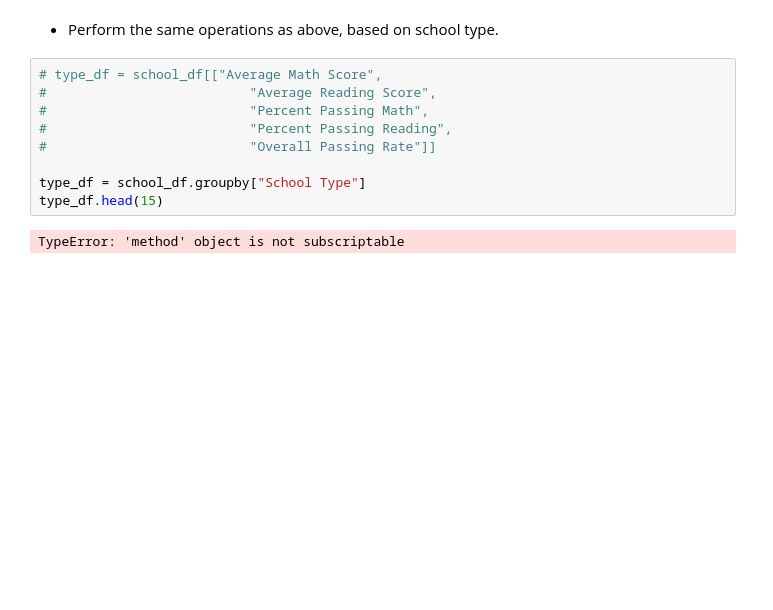
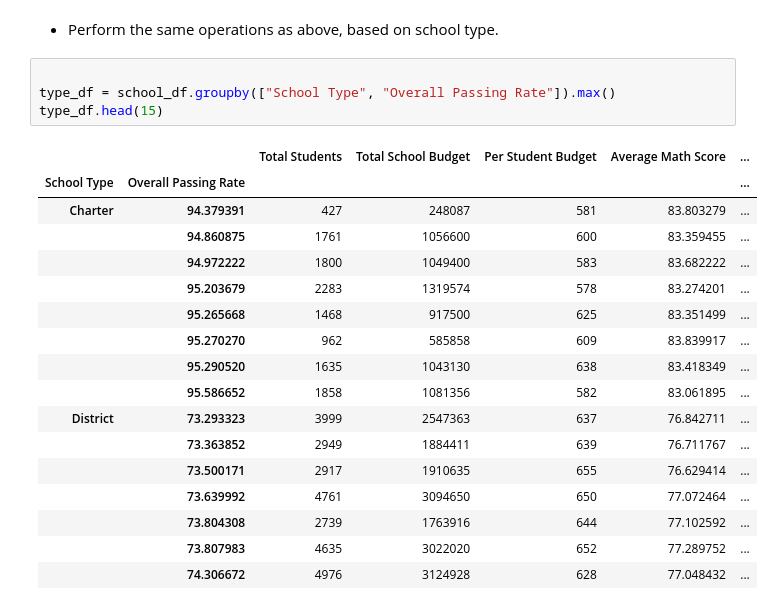
Before and after one commit to audlamb/pandas, a Jupyter notebook: PyCitySchools.ipynb, the cells around one changed output. Drawn from its saved outputs; the diff is of its cells as text; blank space fills up the shorter version.

```diff
--- a/PyCitySchools.ipynb
+++ b/PyCitySchools.ipynb
@@ -369,13 +369,24 @@ See the caveats in the documentation: http://pandas.pydata.org/pandas-docs/stabl
 # %% [markdown]
 * Perform the same operations as above, based on school type.
 # %%
-# type_df = school_df[["Average Math Score",
-#                          "Average Reading Score",
-#                          "Percent Passing Math",
-#                          "Percent Passing Reading",
-#                          "Overall Passing Rate"]]
 
-type_df = school_df.groupby["School Type"]
+type_df = school_df.groupby(["School Type", "Overall Passing Rate"]).max()
 type_df.head(15)
 # %% [output]
-TypeError: 'method' object is not subscriptable
+|  |  | Total Students | Total School Budget | Per Student Budget | Average Math Score | ... |
+| School Type | Overall Passing Rate |  |  |  |  | ... |
+| Charter | 94.379391 | 427 | 248087 | 581 | 83.803279 | ... |
+|  | 94.860875 | 1761 | 1056600 | 600 | 83.359455 | ... |
+|  | 94.972222 | 1800 | 1049400 | 583 | 83.682222 | ... |
+|  | 95.203679 | 2283 | 1319574 | 578 | 83.274201 | ... |
+|  | 95.265668 | 1468 | 917500 | 625 | 83.351499 | ... |
+|  | 95.270270 | 962 | 585858 | 609 | 83.839917 | ... |
+|  | 95.290520 | 1635 | 1043130 | 638 | 83.418349 | ... |
+|  | 95.586652 | 1858 | 1081356 | 582 | 83.061895 | ... |
+| District | 73.293323 | 3999 | 2547363 | 637 | 76.842711 | ... |
+|  | 73.363852 | 2949 | 1884411 | 639 | 76.711767 | ... |
+|  | 73.500171 | 2917 | 1910635 | 655 | 76.629414 | ... |
+|  | 73.639992 | 4761 | 3094650 | 650 | 77.072464 | ... |
+|  | 73.804308 | 2739 | 1763916 | 644 | 77.102592 | ... |
+|  | 73.807983 | 4635 | 3022020 | 652 | 77.289752 | ... |
+|  | 74.306672 | 4976 | 3124928 | 628 | 77.048432 | ... |
```
